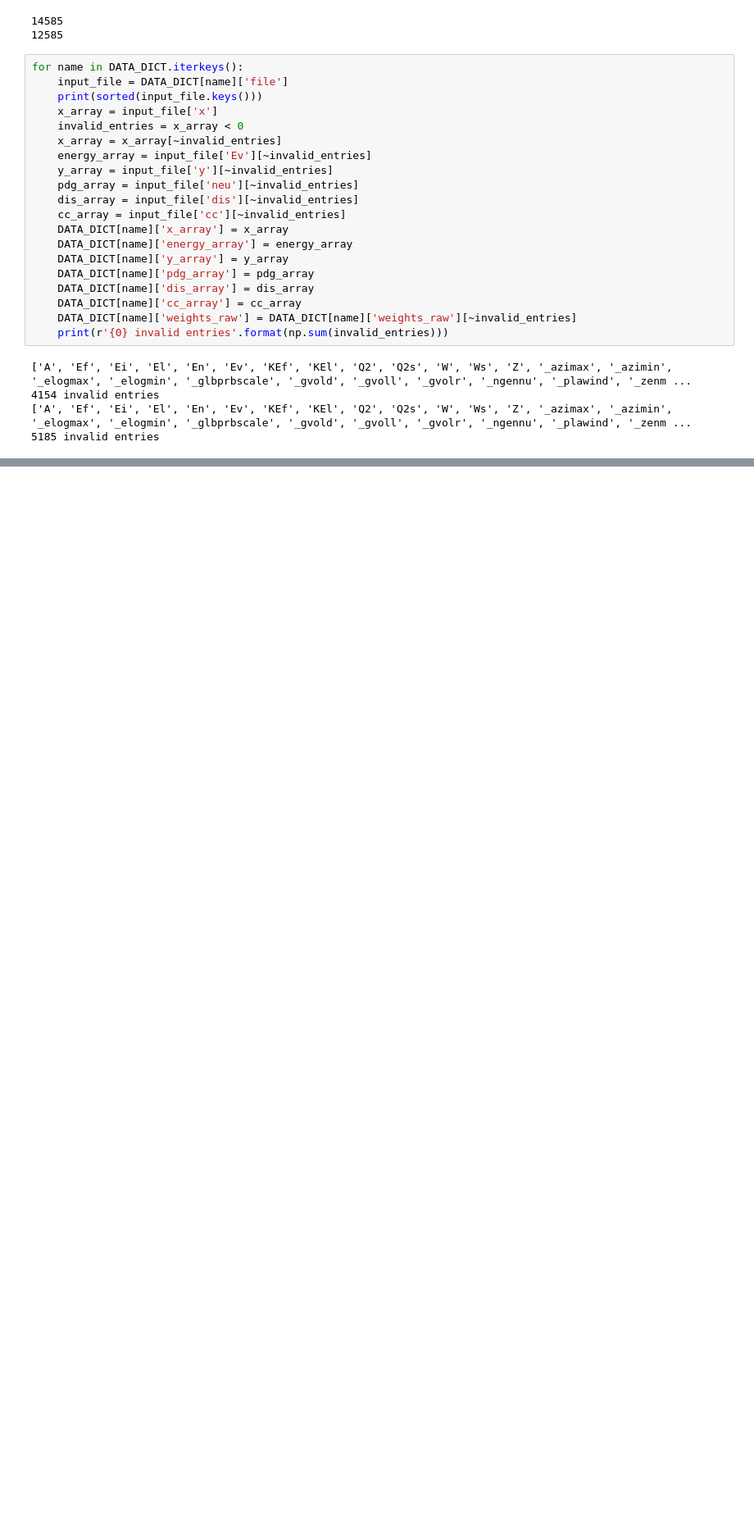
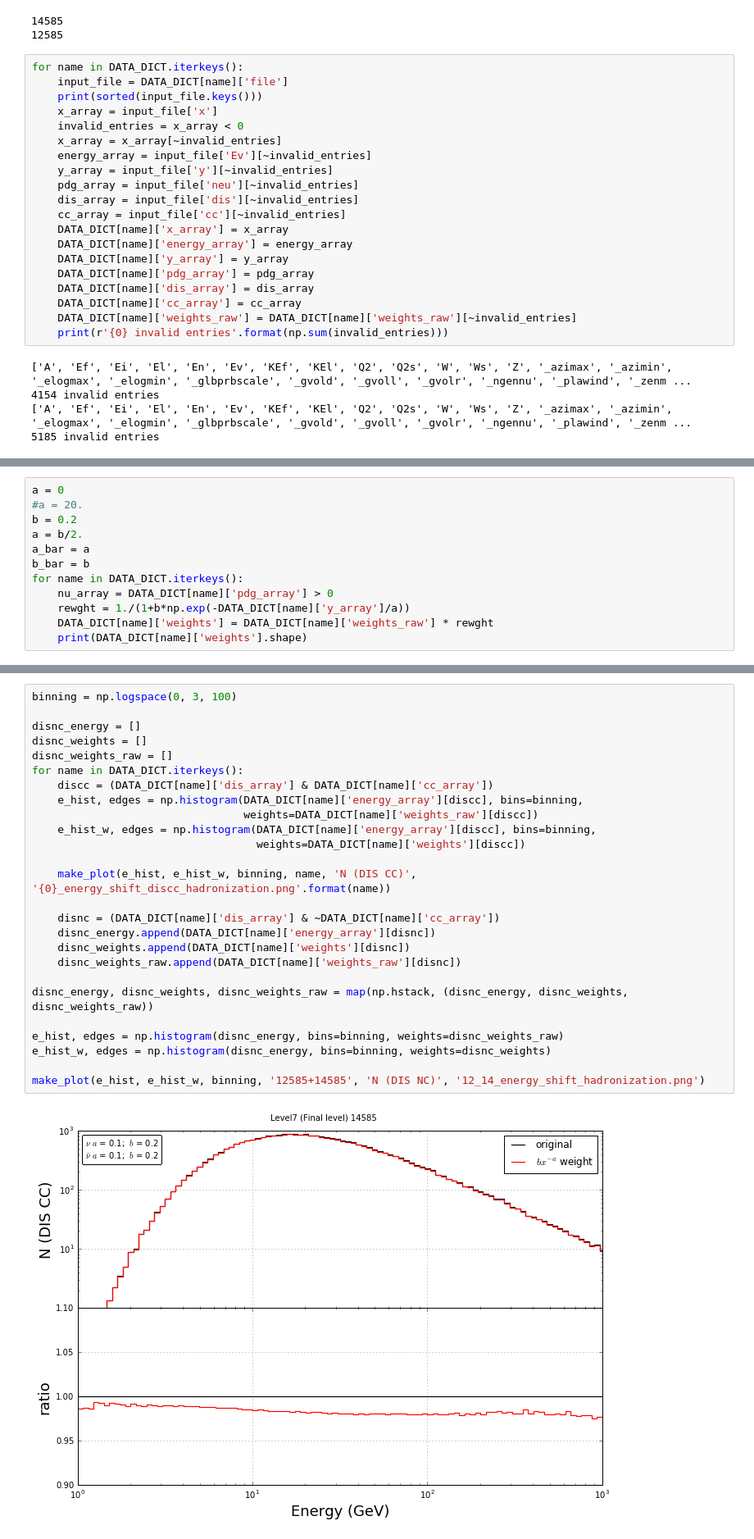
Before and after one commit to ShiveshM/dis_sys_xsec, a Jupyter notebook: NuTeV_L7.ipynb, the cells around one changed output, grey strips where cells are left out. Shown: that part at 82% size. Cells and saved outputs as stored; diff of their text form; blank space fills up the shorter version.

```diff
--- a/NuTeV_L7.ipynb
+++ b/NuTeV_L7.ipynb
@@ -86,3 +87,15 @@ for name in DATA_DICT.iterkeys():
 # %% [output]
 (505388,)
 (538626,)
+# %%
+a = 0
+#a = 20.
+b = 0.2
+a = b/2.
+a_bar = a
+b_bar = b
+for name in DATA_DICT.iterkeys():
+    nu_array = DATA_DICT[name]['pdg_array'] > 0
+    rewght = 1./(1+b*np.exp(-DATA_DICT[name]['y_array']/a))
+    DATA_DICT[name]['weights'] = DATA_DICT[name]['weights_raw'] * rewght
+    print(DATA_DICT[name]['weights'].shape)
@@ -150,3 +166,31 @@ def make_plot(energy_nw, energy_w, binning, name, ylabel, outname):
     fig.tight_layout()
     # fig.savefig('./test.pdf', bbox_inches='tight')
     fig.savefig('./images/NuTeV/L7/shape/'+outname, bbox_inches='tight')
+# %%
+binning = np.logspace(0, 3, 100)
+
+disnc_energy = []
+disnc_weights = []
+disnc_weights_raw = []
+for name in DATA_DICT.iterkeys():
+    discc = (DATA_DICT[name]['dis_array'] & DATA_DICT[name]['cc_array'])
+    e_hist, edges = np.histogram(DATA_DICT[name]['energy_array'][discc], bins=binning,
+                                 weights=DATA_DICT[name]['weights_raw'][discc])
+    e_hist_w, edges = np.histogram(DATA_DICT[name]['energy_array'][discc], bins=binning,
+                                   weights=DATA_DICT[name]['weights'][discc])
+
+    make_plot(e_hist, e_hist_w, binning, name, 'N (DIS CC)', '{0}_energy_shift_discc_hadronization.png'.format(name))
+
+    disnc = (DATA_DICT[name]['dis_array'] & ~DATA_DICT[name]['cc_array'])
+    disnc_energy.append(DATA_DICT[name]['energy_array'][disnc])
+    disnc_weights.append(DATA_DICT[name]['weights'][disnc])
+    disnc_weights_raw.append(DATA_DICT[name]['weights_raw'][disnc])
+
+disnc_energy, disnc_weights, disnc_weights_raw = map(np.hstack, (disnc_energy, disnc_weights, disnc_weights_raw))
+
+e_hist, edges = np.histogram(disnc_energy, bins=binning, weights=disnc_weights_raw)
+e_hist_w, edges = np.histogram(disnc_energy, bins=binning, weights=disnc_weights)
+
+make_plot(e_hist, e_hist_w, binning, '12585+14585', 'N (DIS NC)', '12_14_energy_shift_hadronization.png')
+# %% [output]
+[figure, added]
```
Also changed, not shown: parts of 10 cells of this notebook, 20 other files.
